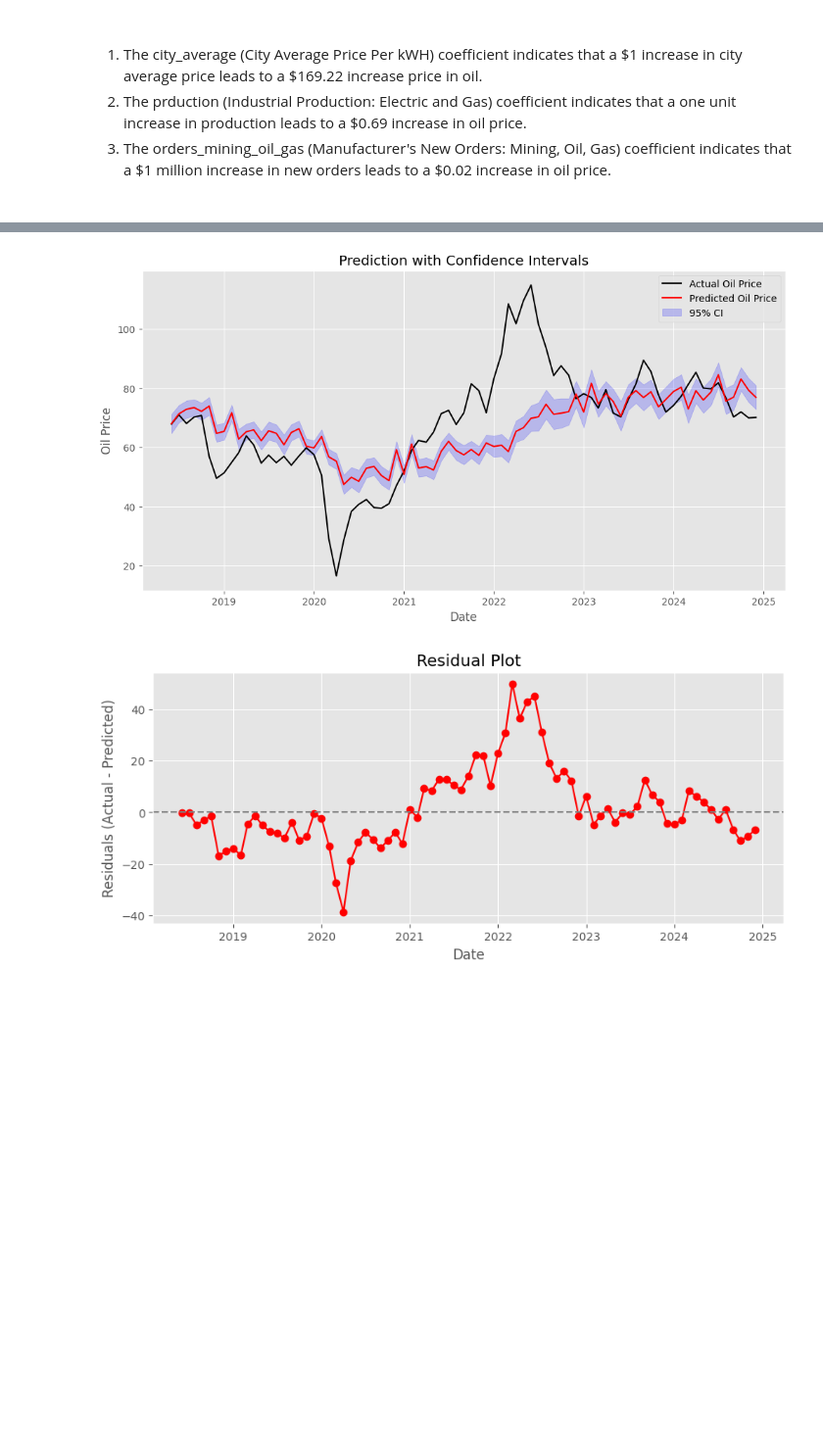
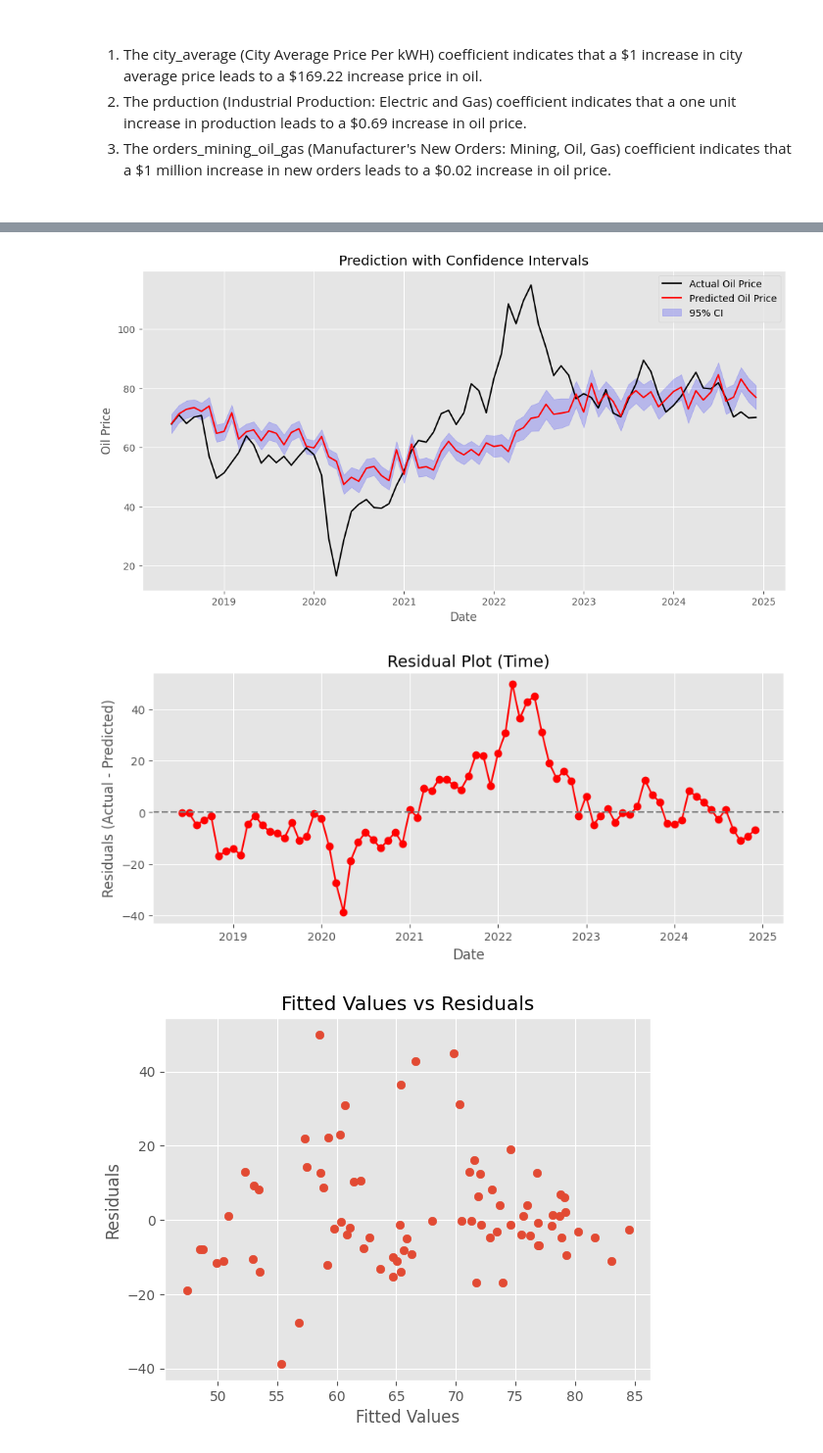
Before and after one commit to tzabcoder/QuantitativeFinance, a Jupyter notebook: Seasonality_Predictions/oil_seasonality_predictions.ipynb, the cells around one changed output, grey strips where cells are left out. Shown at 98% size. Saved outputs shown, nothing was run; the diff lists cells and outputs as text; code cells hidden in the pictures; blank space fills up the shorter version.

```diff
--- a/Seasonality_Predictions/oil_seasonality_predictions.ipynb
+++ b/Seasonality_Predictions/oil_seasonality_predictions.ipynb
@@ -269,9 +269,9 @@ Viewing the OLS regression results, the in-sample model results indicate that 79
 # %%
 # Out-of-sample test (multi-step forecast)
 IN_SAMPLE = int(0.8 * len(data))
-OUT_SAMPLE = len(data) - SAMPLE
+OUT_SAMPLE = len(data) - IN_SAMPLE
 
-X = data[:SAMPLE]      # In-sample data
+X = data[:IN_SAMPLE]      # In-sample data
 y = data[-OUT_SAMPLE:] # Out-of-sample data
 
 # Fit the model on the in-sample data
@@ -329,7 +329,7 @@ residuals = actual_prices - predicted_mean
 plt.figure(figsize=(10, 4))
 plt.plot(residuals, marker='o', linestyle='-', color='red')
 plt.axhline(0, color='gray', linestyle='--')
-plt.title('Residual Plot')
+plt.title('Residual Plot (Time)')
 plt.xlabel('Date')
 plt.ylabel('Residuals (Actual - Predicted)')
 plt.grid(True)
@@ -395,32 +395,40 @@ R2 = r2_score(observed, predicted)
 
 print(f'Mean Squared Error (MSE): {MSE}')
 print(f'R_Squared: {R2}')
 
 # Plot actual vs predicted values (with confidence intervals)
 plt.figure(figsize=(12, 6))
 plt.plot(observed, label='Actual Oil Price', color='black')
 plt.plot(predicted, label='Predicted Oil Price', color='red')
 plt.fill_between(predicted.index, ci_lower, ci_upper, color='blue', alpha=0.2, label='95% CI')
 plt.xlabel('Date')
 plt.ylabel('Oil Price')
 plt.title('Prediction with Confidence Intervals')
 plt.legend()
 plt.grid(True)
 plt.show()
 
 # Residual plot
 residuals = observed - predicted
 
 plt.figure(figsize=(10, 4))
 plt.plot(residuals, marker='o', linestyle='-', color='red')
 plt.axhline(0, color='gray', linestyle='--')
-plt.title('Residual Plot')
+plt.title('Residual Plot (Time)')
 plt.xlabel('Date')
 plt.ylabel('Residuals (Actual - Predicted)')
 plt.grid(True)
 plt.show()
+
+# Plot the fitted values against the residuals
+plt.scatter(predictions, residuals)
+plt.xlabel('Fitted Values')
+plt.ylabel('Residuals')
+plt.title('Fitted Values vs Residuals')
+plt.show()
 # %% [output]
 Mean Squared Error (MSE): 240.56034899480275
 R_Squared: 0.29499628752361384
 [figure]
-[figure, old version]
+[figure, new version]
+[figure, added]
```
Also changed, not shown: parts of 2 cells of this notebook.
